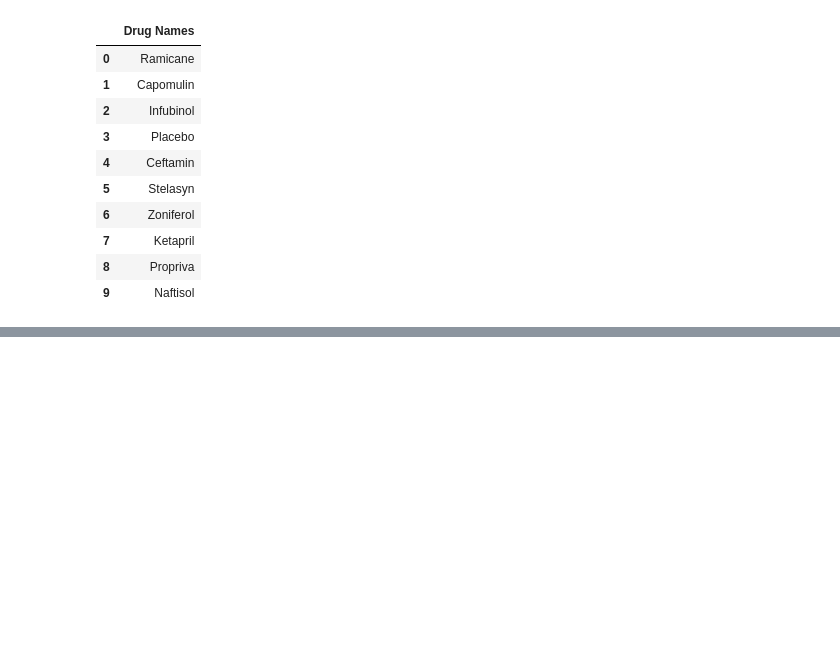
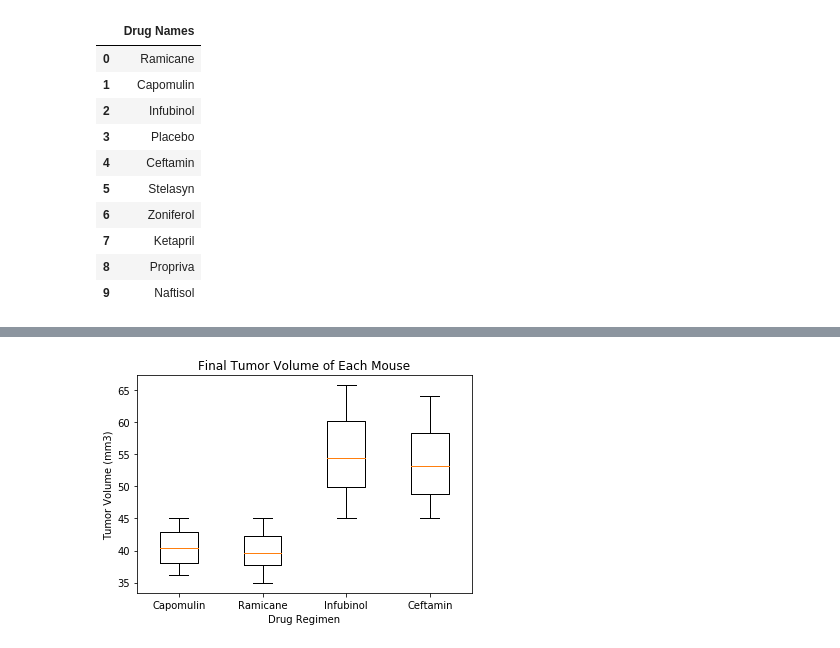
Before and after one commit to buher8819/Matplotlib-challenge, a Jupyter notebook: Matplotlib_Solution.ipynb, the cells around one changed output, grey strips where cells are left out. Drawn from its saved outputs; the diff is of its cells as text; code cells hidden in the pictures; blank space fills up the shorter version.

```diff
--- a/Matplotlib_Solution.ipynb
+++ b/Matplotlib_Solution.ipynb
@@ -143,0 +286,19 @@ plt.show()
+# %%
+final_tumor_ceftamin = final_tumor_volumes.loc[["Ceftamin"], ["Tumor Volume (mm3)"]]
+final_tumor_ceftamin_df = final_tumor_ceftamin["Tumor Volume (mm3)"]
+
+quartiles = final_tumor_ceftamin_df.quantile([0.25, 0.5, 0.75])
+lowerq = quartiles[0.25]
+upperq = quartiles[0.75]
+iqr = upperq-lowerq
+
+print(f"The lower quartile of tumor volume for ceftamin is: {lowerq}")
+print(f"The upper quartile of tumor volume for ceftamin is: {upperq}")
+print(f"The interquartile range of tumor volume for ceftamin is: {iqr}")
+print(f"The the median of tumor volume for ceftamin is: {quartiles[0.5]} ")
+
+lower_bound = lowerq - (1.5*iqr)
+upper_bound = upperq + (1.5*iqr)
+print(f"Values below {lower_bound} could be outliers.")
+print(f"Values above {upper_bound} could be outliers.")
+final_tumor_ceftamin_df
@@ -143,0 +324,15 @@ plt.show()
+# %%
+# Generate a box plot of the final tumor volume of each mouse across four regimens of interest
+box_data = [final_tumor_capomulin_df, final_tumor_ramicane_df, final_tumor_infubinol_df, final_tumor_ceftamin_df]
+
+fig1, ax1 = plt.subplots()
+outlier_format = dict(markerfacecolor='r', marker='D')
+ax1.set_title("Final Tumor Volume of Each Mouse")
+ax1.set_xlabel("Drug Regimen")
+ax1.set_ylabel("Tumor Volume (mm3)")
+ax1.boxplot(box_data, flierprops = outlier_format)
+ax1.set_xticklabels(["Capomulin", "Ramicane", "Infubinol", "Ceftamin"])
+
+plt.show()
+# %% [output]
+[figure, added]
```
Also changed, not shown: parts of 17 cells of this notebook.
